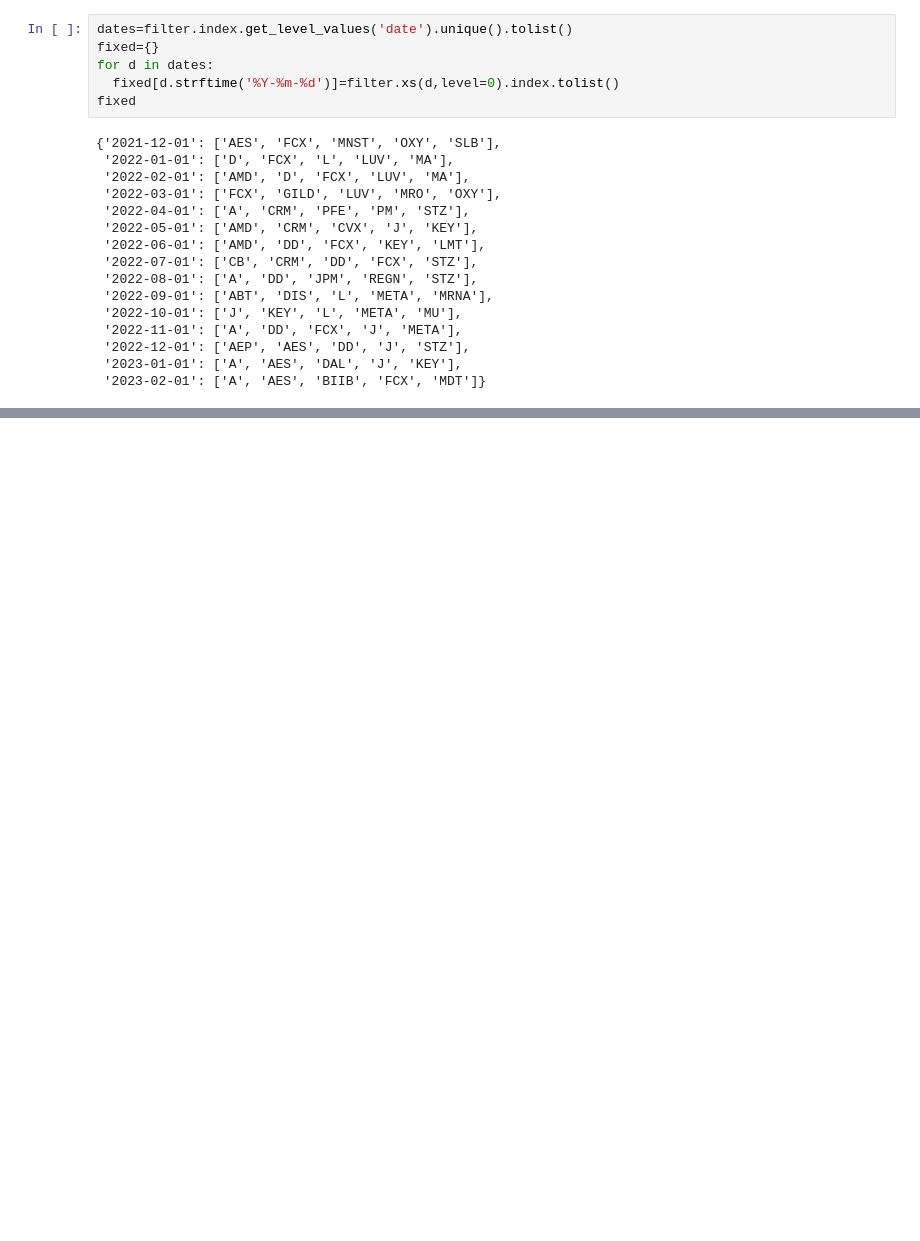
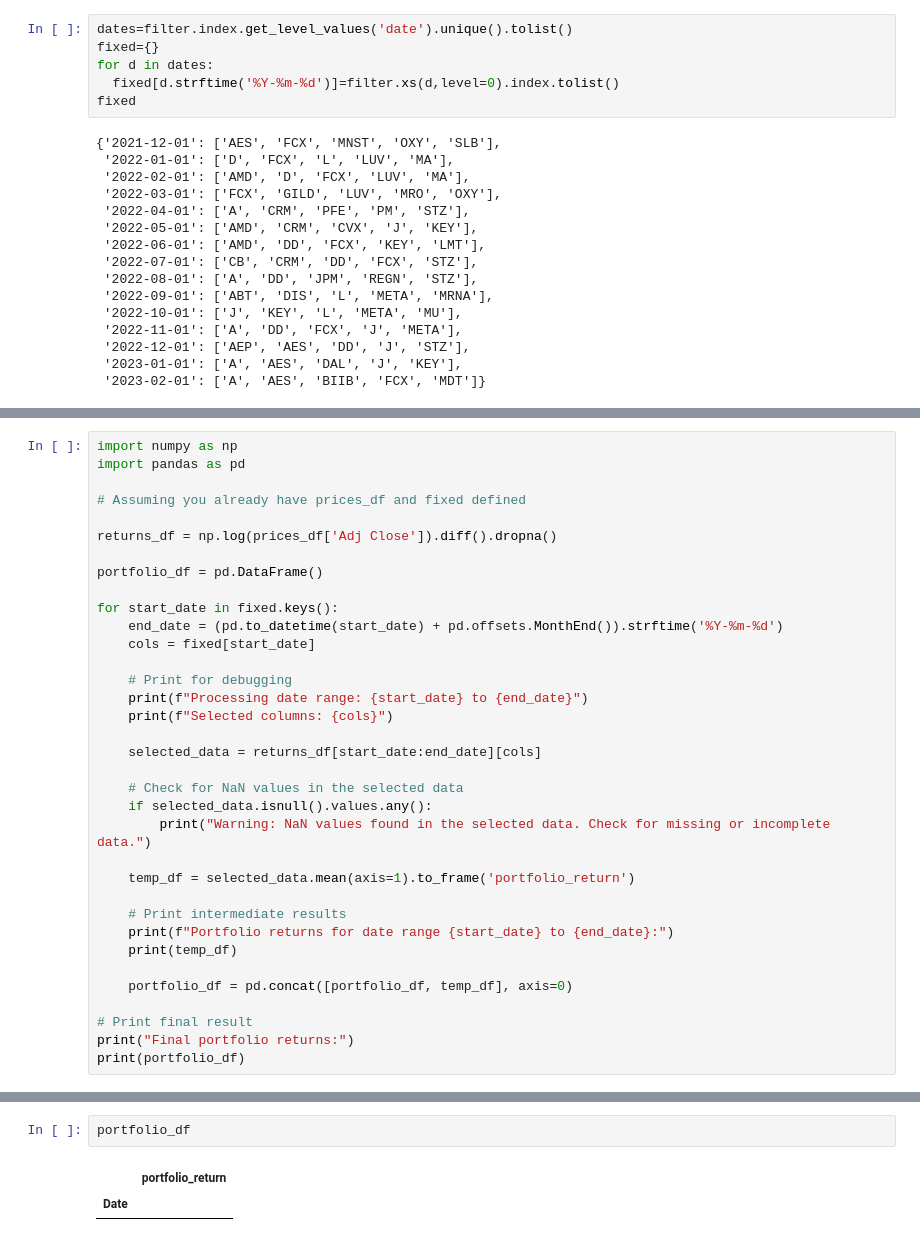
Before and after one commit to ranjan2829/Quant, a Jupyter notebook: Twitter_Sentiment_Investing.ipynb, the cells around one changed output, grey strips where cells are left out. Drawn from its saved outputs; the diff is of its cells as text; blank space fills up the shorter version.

```diff
--- a/Twitter_Sentiment_Investing.ipynb
+++ b/Twitter_Sentiment_Investing.ipynb
@@ -185,0 +199,35 @@ fixed
+# %%
+import numpy as np
+import pandas as pd
+
+# Assuming you already have prices_df and fixed defined
+
+returns_df = np.log(prices_df['Adj Close']).diff().dropna()
+
+portfolio_df = pd.DataFrame()
+
+for start_date in fixed.keys():
+    end_date = (pd.to_datetime(start_date) + pd.offsets.MonthEnd()).strftime('%Y-%m-%d')
+    cols = fixed[start_date]
+
+    # Print for debugging
+    print(f"Processing date range: {start_date} to {end_date}")
+    print(f"Selected columns: {cols}")
+
+    selected_data = returns_df[start_date:end_date][cols]
+
+    # Check for NaN values in the selected data
+    if selected_data.isnull().values.any():
+        print("Warning: NaN values found in the selected data. Check for missing or incomplete data.")
+
+    temp_df = selected_data.mean(axis=1).to_frame('portfolio_return')
+
+    # Print intermediate results
+    print(f"Portfolio returns for date range {start_date} to {end_date}:")
+    print(temp_df)
+
+    portfolio_df = pd.concat([portfolio_df, temp_df], axis=0)
+
+# Print final result
+print("Final portfolio returns:")
+print(portfolio_df)
@@ -185,0 +252,5 @@ fixed
+# %%
+portfolio_df
+# %% [output]
+|  | portfolio_return |
+| Date |  |
```
Also changed, not shown: parts of 4 cells of this notebook.
